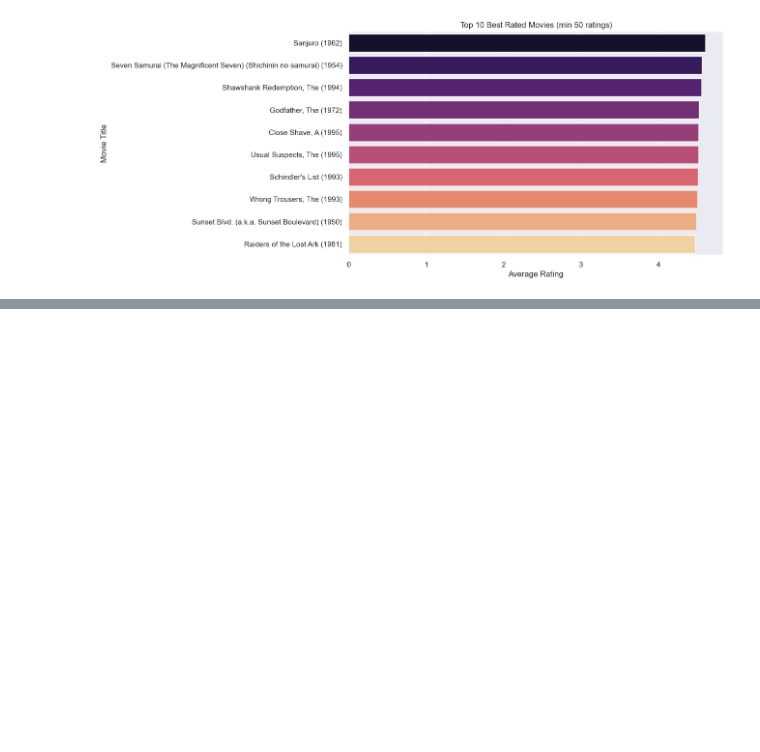
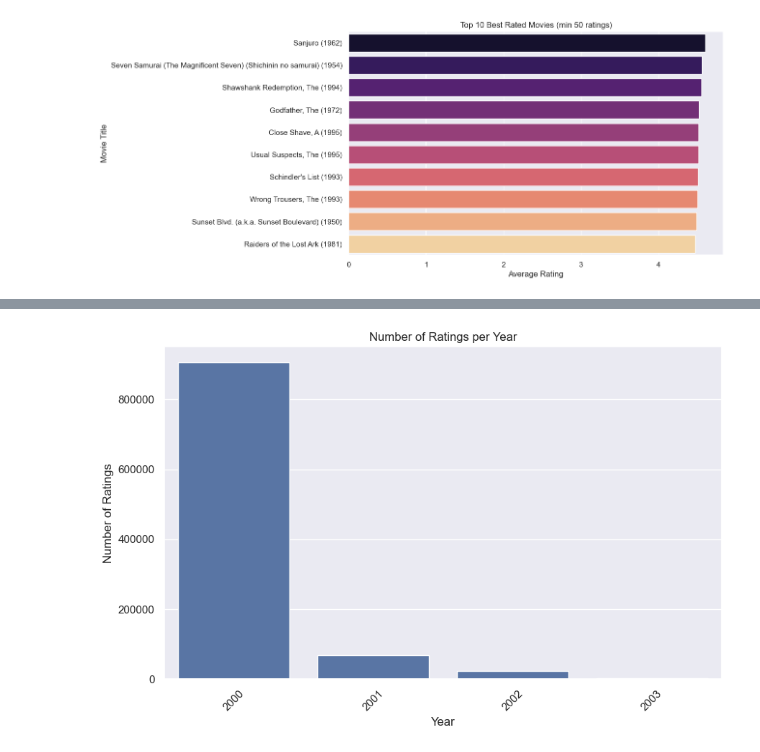
Before and after one commit to fatemehValipoor/MovieLens-GraphNeuralNetwork, a Jupyter notebook: notebooks/MovieLens_data_exploration.ipynb, the cells around one changed output, grey strips where cells are left out. Cells and saved outputs as stored; diff of their text form; code cells hidden in the pictures; blank space fills up the shorter version.

```diff
--- a/notebooks/MovieLens_data_exploration.ipynb
+++ b/notebooks/MovieLens_data_exploration.ipynb
@@ -137,0 +148,12 @@ Passing `palette` without assigning `hue` is deprecated and will be removed in v
+# %%
+#10.بررسی تعییرات زمانی  در رتبه بندی
+ratings['timestamp'] = pd.to_datetime(ratings['timestamp'], unit='s')
+ratings['year'] = ratings['timestamp'].dt.year
+sns.countplot(x='year', data=ratings)
+plt.title('Number of Ratings per Year')
+plt.xlabel('Year')
+plt.ylabel('Number of Ratings')
+plt.xticks(rotation=45)
+plt.show()
+# %% [output]
+[figure, added]
```
Also changed, not shown: parts of 3 cells of this notebook.
